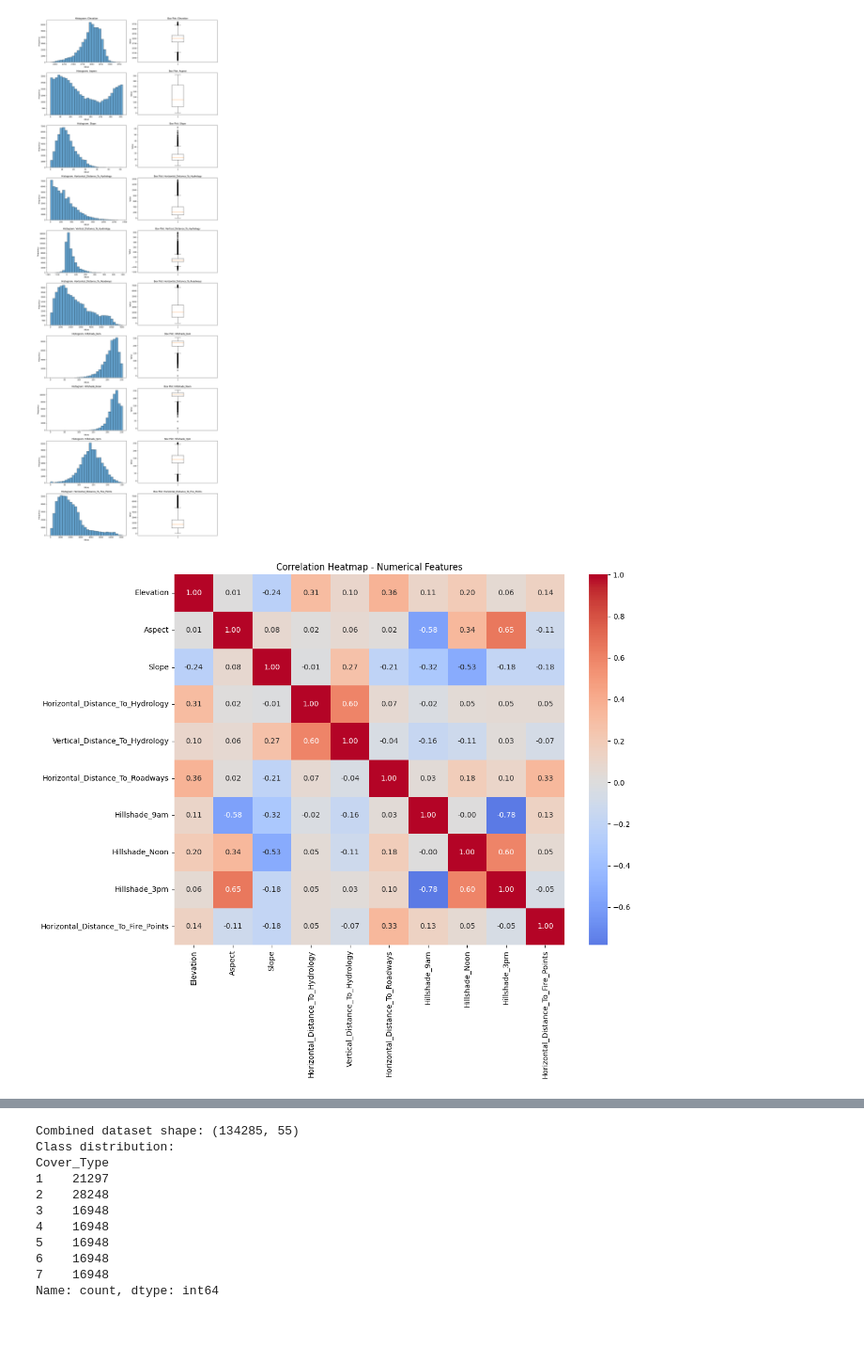
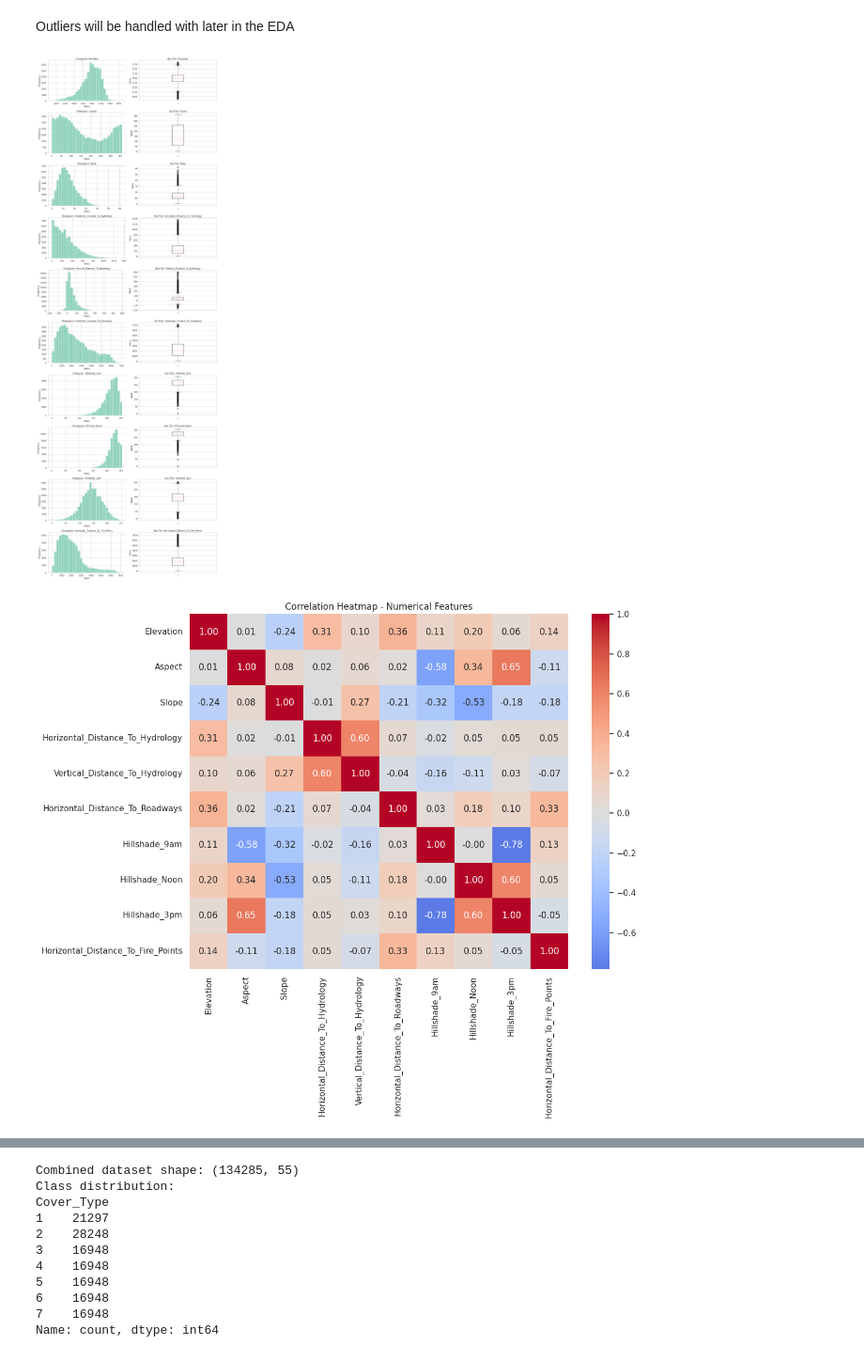
Before and after one commit to Ron-Lakeman/AppliedMachineLearning, a Jupyter notebook: EDA/eda_covtype.ipynb, the cells around one changed output, grey strips where cells are left out. Shown at 94% size. Drawn from its saved outputs; the diff is of its cells as text; code cells hidden in the pictures; blank space fills up the shorter version.

```diff
--- a/EDA/eda_covtype.ipynb
+++ b/EDA/eda_covtype.ipynb
@@ -30,4 +33,7 @@ from collections import Counter
 # %%
-df_covtype = pd.read_csv('../Data/covtype_train.csv')
-df_covtype
+data_path = os.path.join("..", "Data", "covtype_train.csv")
+df_covtype = pd.read_csv(data_path)
+
+print(df_covtype.shape)
+df_covtype.head()
 # %% [output]
@@ -78,0 +69,15 @@ Categorical Features (0)
+# %%
+
+# 2Identify the binary features
+binary_features = [col for col in df_covtype.columns
+                   if set(df_covtype[col].unique()).issubset({0, 1})]
+
+continuous_features = [
+    'Elevation','Aspect','Slope','Horizontal_Distance_To_Hydrology',
+    'Vertical_Distance_To_Hydrology','Horizontal_Distance_To_Roadways',
+    'Hillshade_9am','Hillshade_Noon','Hillshade_3pm',
+    'Horizontal_Distance_To_Fire_Points'
+]
+target_col = 'Cover_Type'
+
+print("Continuous:", len(continuous_features), "Binary:", len(binary_features))
@@ -130,20 +134,15 @@ pd.DataFrame(outlier_summary)
+# %% [markdown]
+Outliers will be handled with later in the EDA
 # %%
 # 5. Plot graphs and visualize
 #Only take the numerical features that are continuous
-numerical_features = numerical_features[:10]
+fig, axes = plt.subplots(len(continuous_features), 2, figsize=(14, 4*len(continuous_features)))
 
-fig, axes = plt.subplots(len(numerical_features), 2, figsize=(14, 4*len(numerical_features)))
-if len(numerical_features) == 1:
-    axes = axes.reshape(1, -1)
-
-for idx, col in enumerate(numerical_features):
-    # Histogram
-    axes[idx, 0].hist(df_covtype[col], bins=30, edgecolor='black', alpha=0.7)
+for idx, col in enumerate(continuous_features):
+    axes[idx, 0].hist(df_covtype[col], bins=30, alpha=0.7)
     axes[idx, 0].set_title(f'Histogram: {col}')
     axes[idx, 0].set_xlabel('Value')
     axes[idx, 0].set_ylabel('Frequency')
-
-    # Box plot
     axes[idx, 1].boxplot(df_covtype[col])
     axes[idx, 1].set_title(f'Box Plot: {col}')
     axes[idx, 1].set_ylabel('Value')
@@ -151,17 +150,17 @@ for idx, col in enumerate(numerical_features):
 plt.tight_layout()
 plt.show()
 # %% [output]
-[figure, old version]
+[figure, new version]
 # %%
 # 6. CORRELATION ANALYSIS
-if len(numerical_features) > 1:
-    correlation_matrix = df_covtype[numerical_features].corr()
+if len(continuous_features) > 1:
+    correlation_matrix = df_covtype[continuous_features].corr()
 
     # correlation heatmap
     plt.figure(figsize=(12, 10))
     sns.heatmap(correlation_matrix, annot=True, cmap='coolwarm', center=0, fmt='.2f')
     plt.title('Correlation Heatmap - Numerical Features')
     plt.tight_layout()
     plt.show()
 # %% [output]
-[figure, old version]
+[figure, new version]
```
Also changed, not shown: parts of 26 cells of this notebook, 1 other file.
